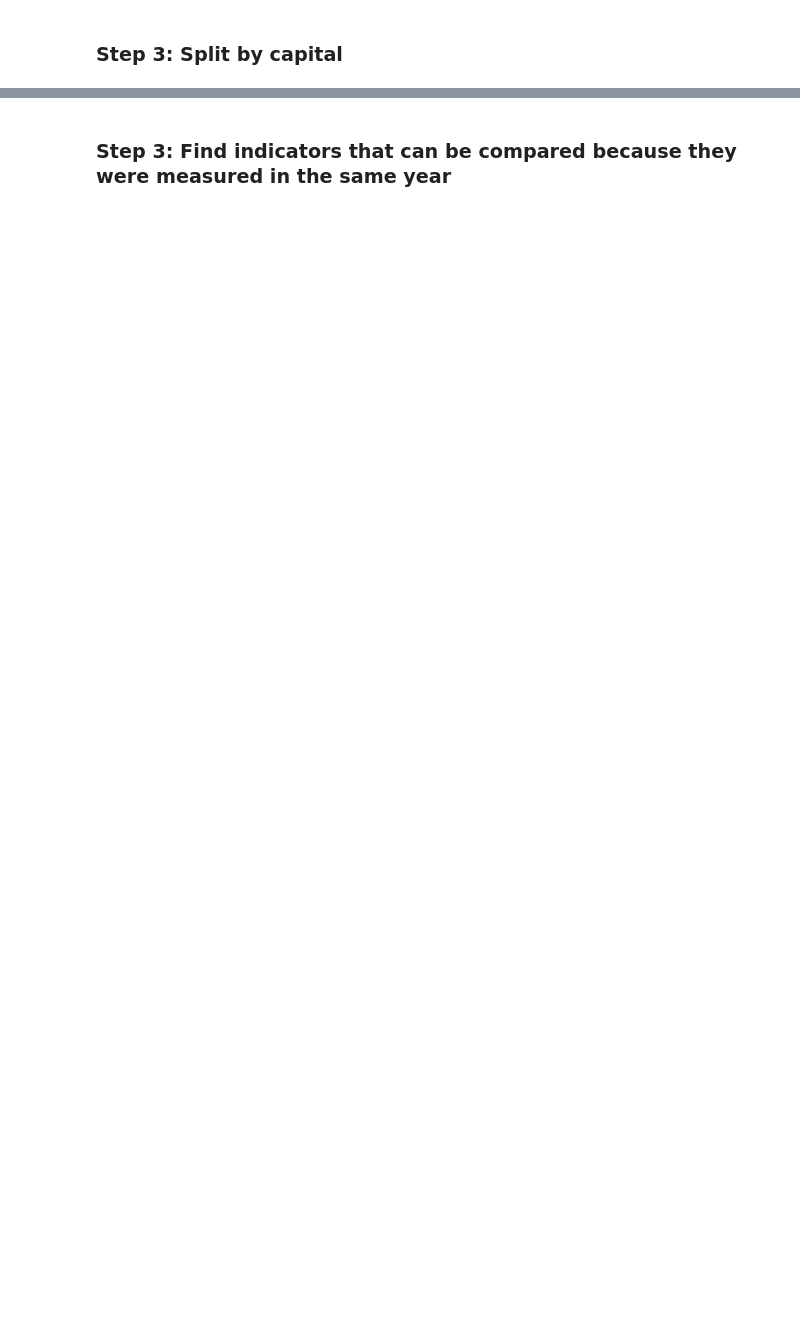
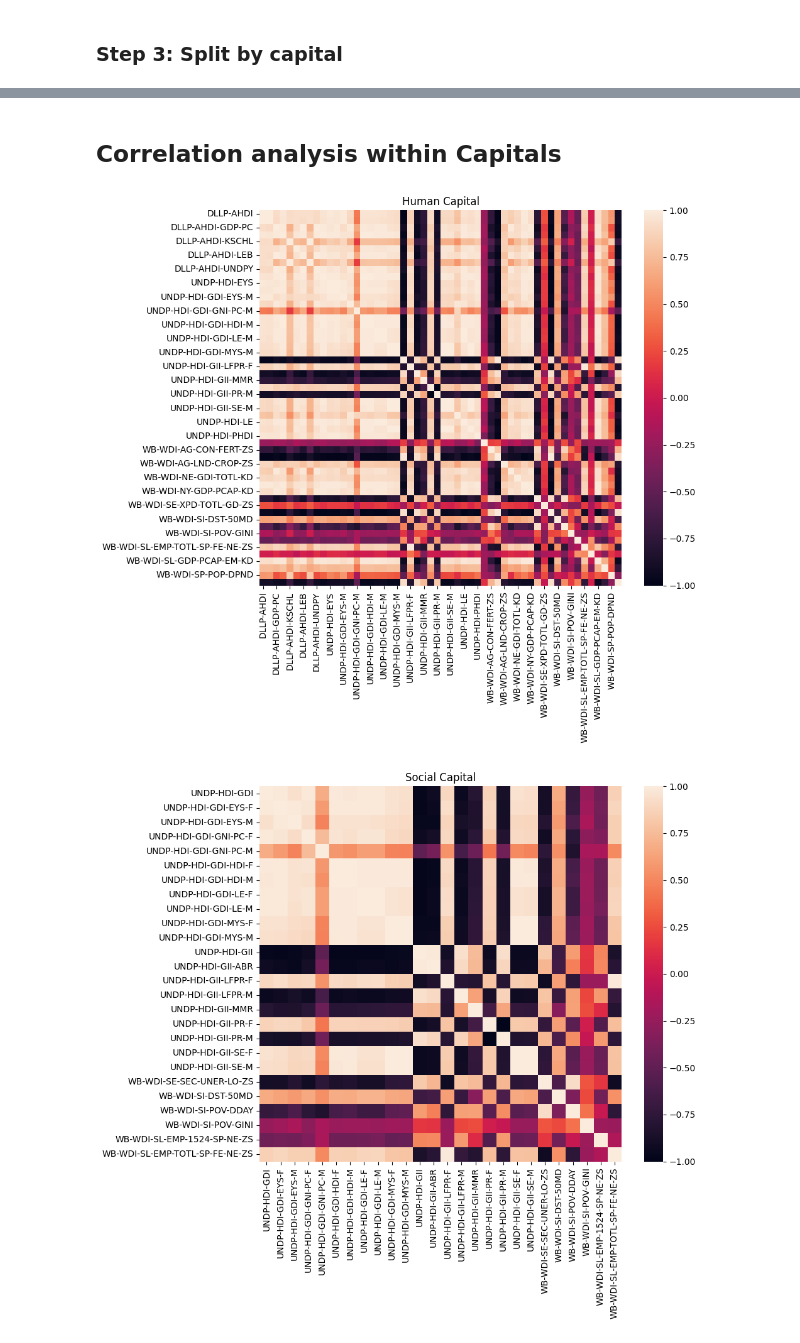
Before and after one commit to B-Lab-Switzerland/sipi-data-analysis, a Jupyter notebook: notebooks/Country_Level/correlation_analysis.ipynb, the cells around one changed output, grey strips where cells are left out. Cells and saved outputs as stored; diff of their text form; code cells hidden in the pictures; blank space fills up the shorter version.

```diff
--- a/notebooks/Country_Level/correlation_analysis.ipynb
+++ b/notebooks/Country_Level/correlation_analysis.ipynb
@@ -100,0 +220,8 @@ for cap in ["Human", "Social", "Natural", "Economic"]:
+# %%
+wise_capitals_ch_clean = dict()
+
+for cap in four_capitals:
+    time_window = [a and b for (a,b) in zip(wise_capitals_ch_interp[cap].columns>=1995,
+                                            wise_capitals_ch_interp[cap].columns<=2020)
+                  ]
+    wise_capitals_ch_clean[cap] = wise_capitals_ch_interp[cap].loc[:, time_window].dropna(axis="rows", how="any")
@@ -100,0 +230,4 @@ for cap in ["Human", "Social", "Natural", "Economic"]:
+# %%
+print("Are there any NULL values left?")
+for cap in four_capitals:
+    print(f"{cap}: {wise_capitals_ch_clean[cap].isnull().any().any()}")
@@ -100,0 +240,6 @@ for cap in ["Human", "Social", "Natural", "Economic"]:
+# %%
+n_metrics = 0
+for cap in four_capitals:
+    n_metrics += wise_capitals_ch_clean[cap].shape[0]
+
+n_metrics
@@ -101,2 +248,2 @@ for cap in ["Human", "Social", "Natural", "Economic"]:
 # %% [markdown]
-### Step 3: Find indicators that can be compared because they were measured in the same year
+## Correlation analysis within Capitals
@@ -136,2 +250,14 @@ pd.DataFrame.from_dict({"impossible": [len(impossible), np.round(100*len(impossi
 # %%
-sorted_years_list = sorted([(ind, set(df["Year"].values), len(df["Year"])) for (ind, df) in wise_ch_ind__nonconst.items()], key=lambda x: x[2])[::-1]
+corr_matrices = dict()
+
+for cap in four_capitals:
+    corr_matrices[cap] = wise_capitals_ch_clean[cap].transpose().corr()
+
+    fig, ax = plt.subplots(figsize=(10,9))
+    sns.heatmap(corr_matrices[cap], vmin=-1, vmax=1, ax=ax)
+    ax.set_title(cap + " Capital")
+    plt.tight_layout()
+    fig.savefig("./corrMat_" + cap + "Capital.pdf")
+# %% [output]
+[figure, added]
+[figure, added]
```
Also changed, not shown: parts of 34 cells of this notebook, 12 other files.
